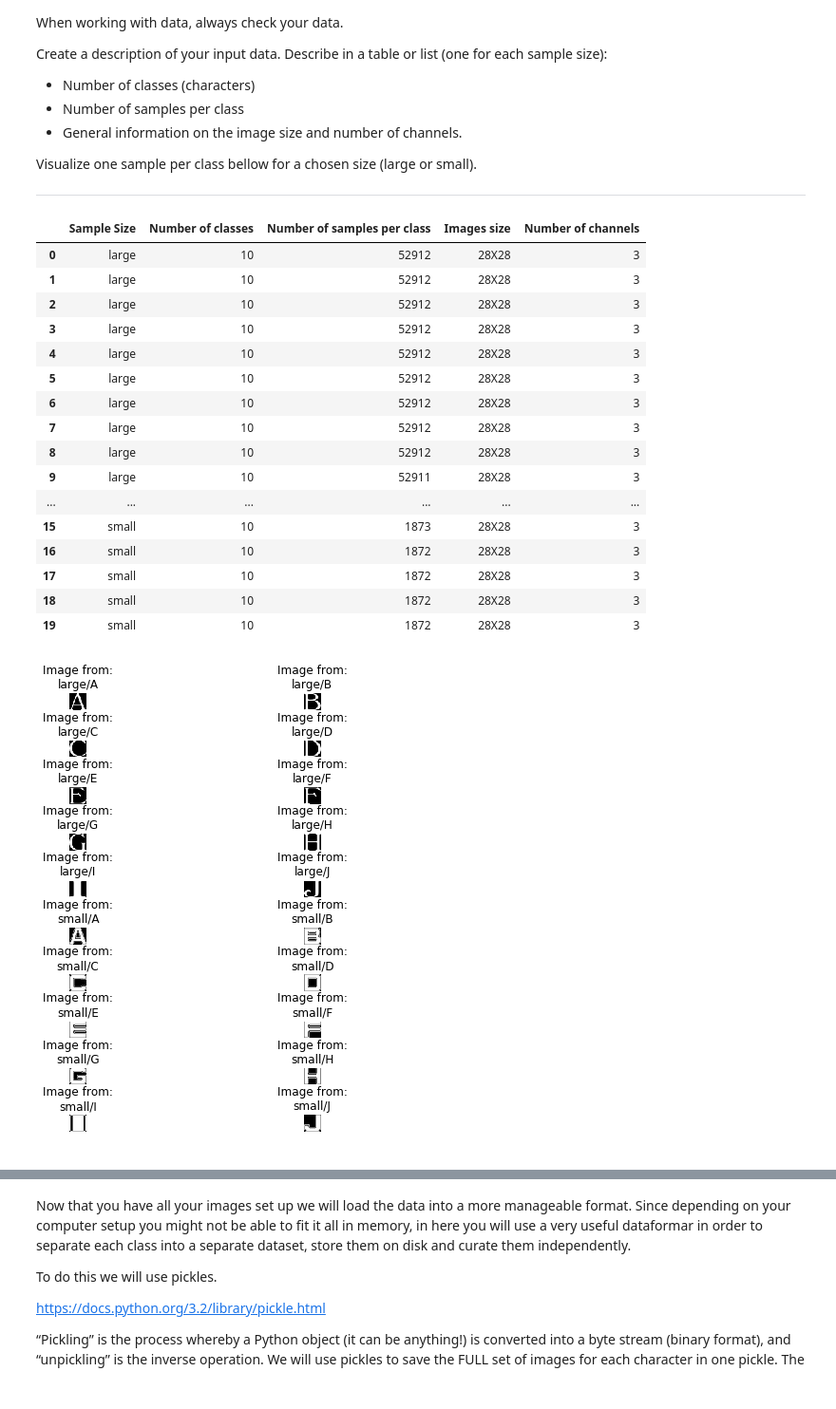
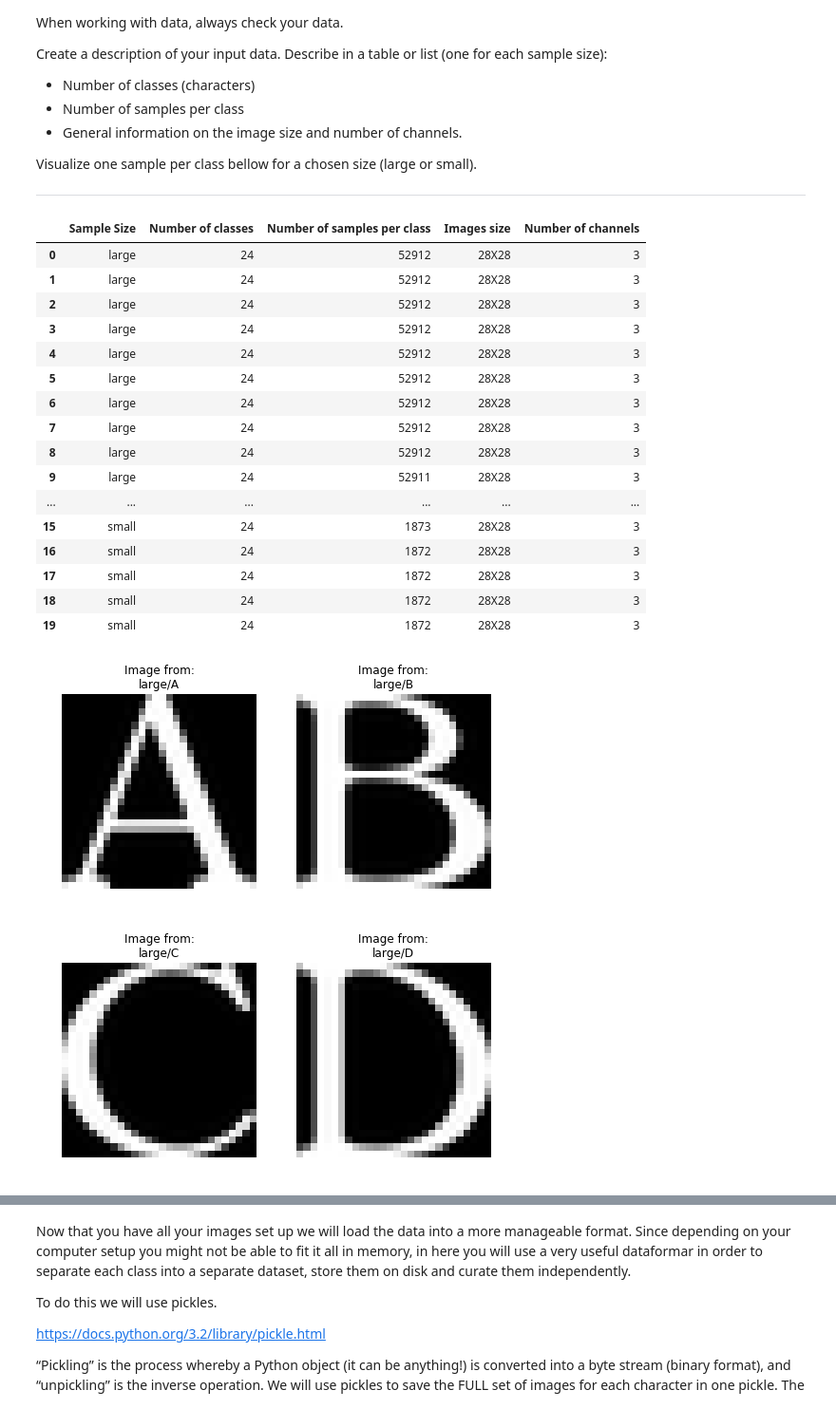
Before and after one commit to TTimTT/IPLab, a Jupyter notebook: assignments/Tim.ipynb, the cells around one changed output, grey strips where cells are left out. Shown at 95% size. Drawn from its saved outputs; the diff is of its cells as text; code cells hidden in the pictures.

Commit message:
Probleme 6 is done, need to improve 2-3 things but its pretty much done, Problem 7 is just one line ^^

```diff
--- a/assignments/Tim.ipynb
+++ b/assignments/Tim.ipynb
@@ -149,53 +152,52 @@ Visualize one sample per class bellow for a chosen size (large or small).
 
 ---
 # %%
-# Code here. TODO
-import pandas as pd
-
 d = {'Sample Size': [], 'Number of classes': [], 'Number of samples per class': [], 'Images size': [], 'Number of channels': []}
 df = pd.DataFrame(data=d)
-
-# In parallel we create a subplot
-fig, ax = plt.subplots(10, 2, figsize=(7,7)) # TODO img are badly shown do the same thing as the sakter subplots
-ax = ax.ravel()
-plt.tight_layout()
 
 # For Large sample size
 for k, cl in enumerate(large_folders + small_folders):
     # Retrieve the number of samples per class with listdir
     NB_SAMPLE = len([name for name in os.listdir(cl)])
 
     # Open the first image in the folder to retrieve img size and channels info
     img = cv2.imread(cl+'/'+os.listdir(cl)[0])
     dimensions = img.shape
-    ax[k].imshow(img)
-    ax[k].axis('off')
-    ax[k].set_title('Image from:\n'+cl[cl.find('_')+1 :])
 
     # Construct the Table
     df = df.append({'Sample Size': cl[cl.find('_')+1 : -2],
-                    'Number of classes': str(len(large_folders)),
+                    'Number of classes': str(len(cl)),
                     'Number of samples per class': str(NB_SAMPLE),
                     'Images size': str(dimensions[0])+'X'+str(dimensions[1]),
                     'Number of channels': str(dimensions[2])}, ignore_index=True)
+
+    # In parallel we create a subplot
+    if((k+1)%2):
+        fig, ax = plt.subplots(1, 2, figsize=(7,7))
+        plt.tight_layout()
+
+    ax[k%2].imshow(img)
+    ax[k%2].axis('off')
+    ax[k%2].set_title('Image from:\n'+cl[cl.find('_')+1 :])
 #
 df # TODO may be better I guess but we can see there are some variation!
 # %% [output]
 |  | Sample Size | Number of classes | Number of samples per class | Images size | Number of channels |
-| 0 | large | 10 | 52912 | 28X28 | 3 |
-| 1 | large | 10 | 52912 | 28X28 | 3 |
-| 2 | large | 10 | 52912 | 28X28 | 3 |
-| 3 | large | 10 | 52912 | 28X28 | 3 |
-| 4 | large | 10 | 52912 | 28X28 | 3 |
-| 5 | large | 10 | 52912 | 28X28 | 3 |
-| 6 | large | 10 | 52912 | 28X28 | 3 |
-| 7 | large | 10 | 52912 | 28X28 | 3 |
-| 8 | large | 10 | 52912 | 28X28 | 3 |
-| 9 | large | 10 | 52911 | 28X28 | 3 |
+| 0 | large | 24 | 52912 | 28X28 | 3 |
+| 1 | large | 24 | 52912 | 28X28 | 3 |
+| 2 | large | 24 | 52912 | 28X28 | 3 |
+| 3 | large | 24 | 52912 | 28X28 | 3 |
+| 4 | large | 24 | 52912 | 28X28 | 3 |
+| 5 | large | 24 | 52912 | 28X28 | 3 |
+| 6 | large | 24 | 52912 | 28X28 | 3 |
+| 7 | large | 24 | 52912 | 28X28 | 3 |
+| 8 | large | 24 | 52912 | 28X28 | 3 |
+| 9 | large | 24 | 52911 | 28X28 | 3 |
 | ... | ... | ... | ... | ... | ... |
-| 15 | small | 10 | 1873 | 28X28 | 3 |
-| 16 | small | 10 | 1872 | 28X28 | 3 |
-| 17 | small | 10 | 1872 | 28X28 | 3 |
-| 18 | small | 10 | 1872 | 28X28 | 3 |
-| 19 | small | 10 | 1872 | 28X28 | 3 |
+| 15 | small | 24 | 1873 | 28X28 | 3 |
+| 16 | small | 24 | 1872 | 28X28 | 3 |
+| 17 | small | 24 | 1872 | 28X28 | 3 |
+| 18 | small | 24 | 1872 | 28X28 | 3 |
+| 19 | small | 24 | 1872 | 28X28 | 3 |
-[figure, old version]
+[figure, new version]
+[figure, added]
```
Also changed, not shown: parts of 25 cells of this notebook.
